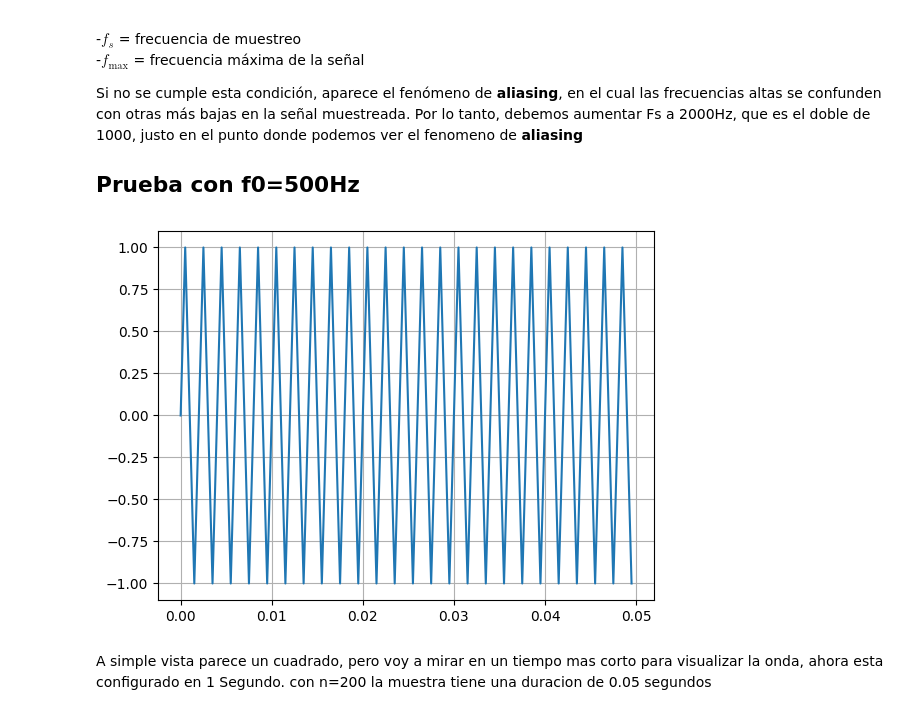
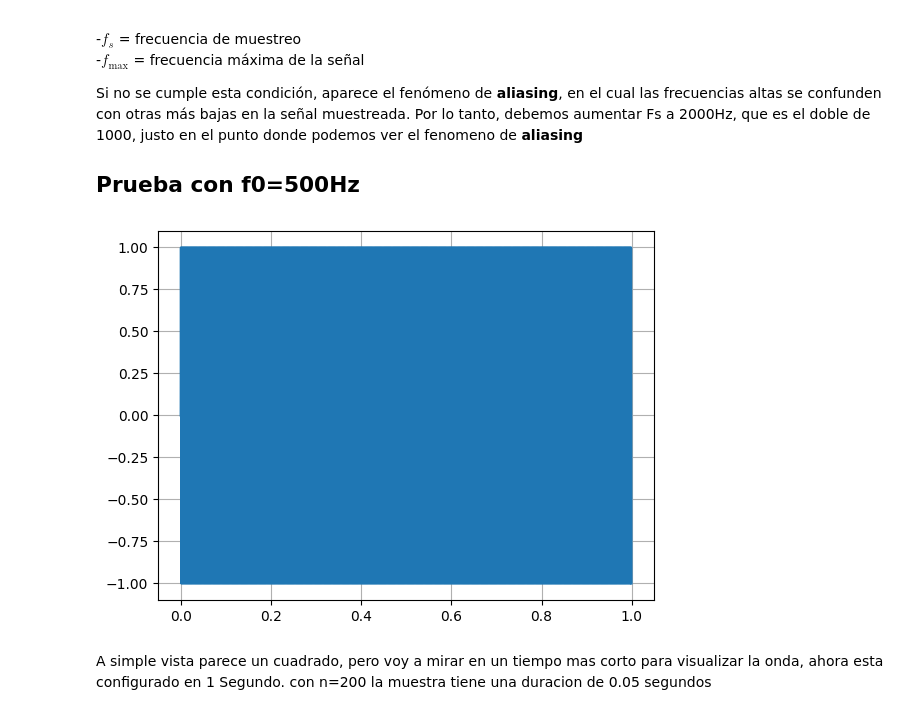
Before and after one commit to mariano1602/APS_2026, a Jupyter notebook: TS0_Mariano_Gonzalez.ipynb, the cells around one changed output. Saved outputs shown, nothing was run; the diff lists cells and outputs as text; code cells hidden in the pictures.

```diff
--- a/TS0_Mariano_Gonzalez.ipynb
+++ b/TS0_Mariano_Gonzalez.ipynb
@@ -70,13 +70,13 @@ Por lo tanto, debemos aumentar Fs a 2000Hz, que es el doble de 1000, justo en el
 
 ## Prueba con f0=500Hz
 # %%
-tt, xx = mi_funcion_sen( vmax = 1, dc = 0, f0 = 500, ph=0,N=100, fs = 2000)
+tt, xx = mi_funcion_sen( vmax = 1, dc = 0, f0 = 500, ph=0,N=2000, fs = 2000)
 plt.figure()
 plt.grid()
 plt.plot(tt, xx)
 plt.show()
 # %% [output]
-[figure, old version]
+[figure, new version]
 # %% [markdown]
 A simple vista parece un cuadrado, pero voy a mirar en un tiempo mas corto para visualizar la onda, ahora esta configurado en 1 Segundo.
 con n=200 la muestra tiene una duracion de 0.05 segundos
```
